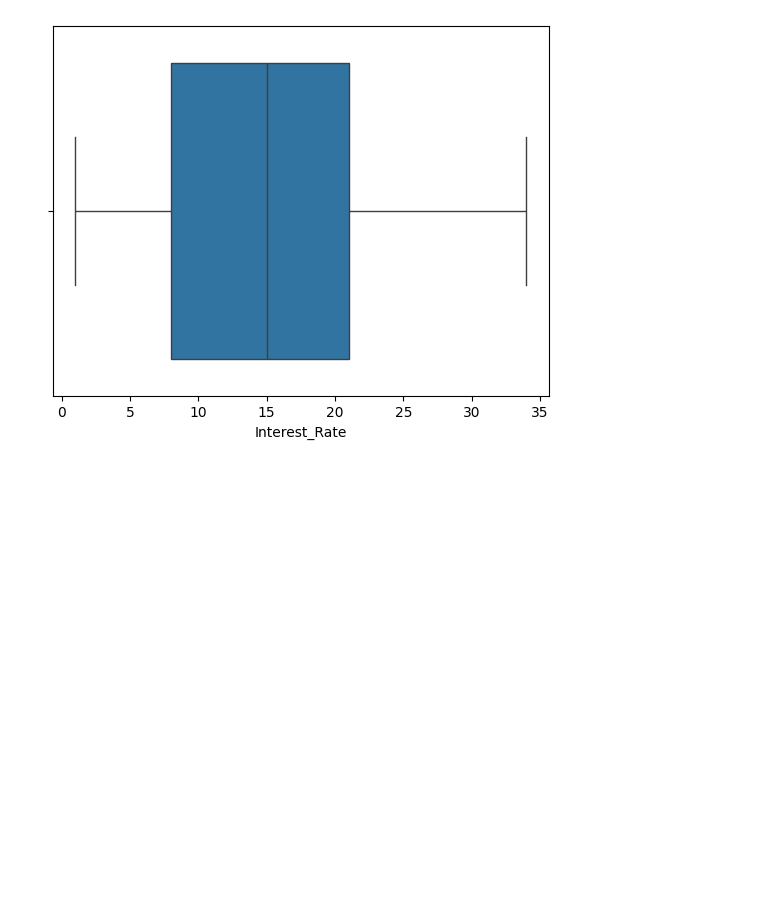
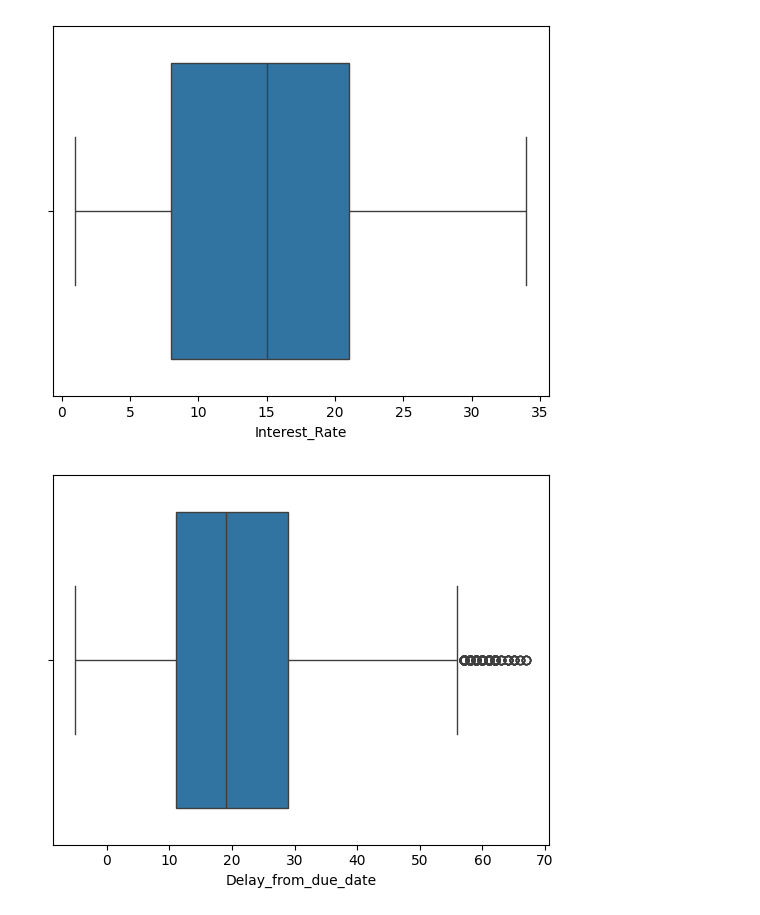
Before and after one commit to wessware/Credit_Risk_Analysis, a Jupyter notebook: credit_score_1.ipynb, the cells around one changed output. Cells and saved outputs as stored; diff of their text form; code cells hidden in the pictures; blank space fills up the shorter version.

```diff
--- a/credit_score_1.ipynb
+++ b/credit_score_1.ipynb
@@ -588,3 +588,10 @@ sns.boxplot(x=df['Interest_Rate'])
 plt.show()
 # %% [output]
 [figure]
+# %%
+#From this outlier check, it can be seen that there are negative days as well as days beyond the 75th percentile.
+
+sns.boxplot(x=df['Delay_from_due_date'])
+plt.show()
+# %% [output]
+[figure, added]
```
Also changed, not shown: parts of 13 cells of this notebook.
